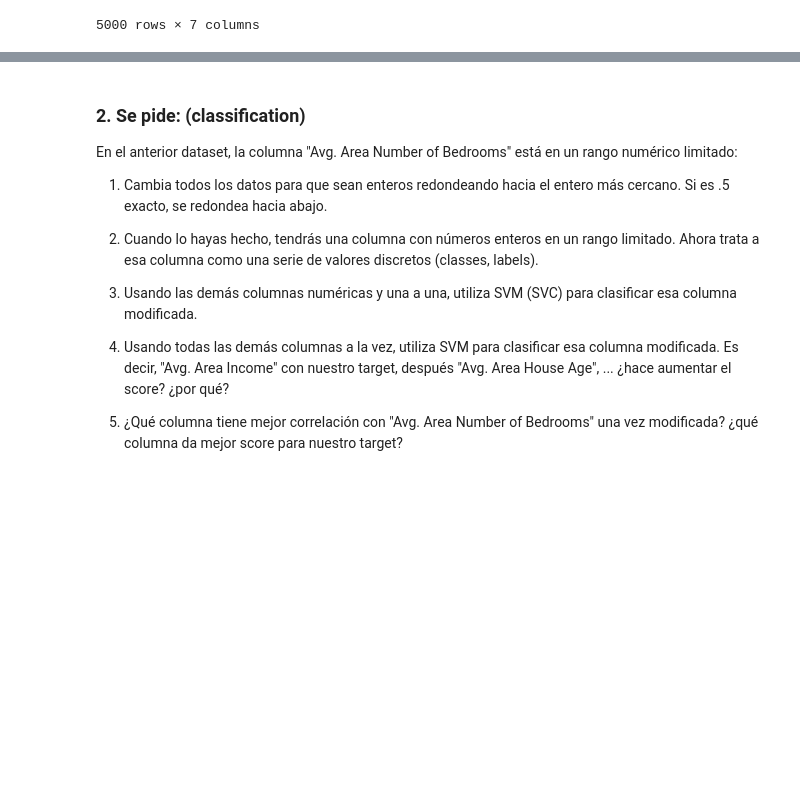
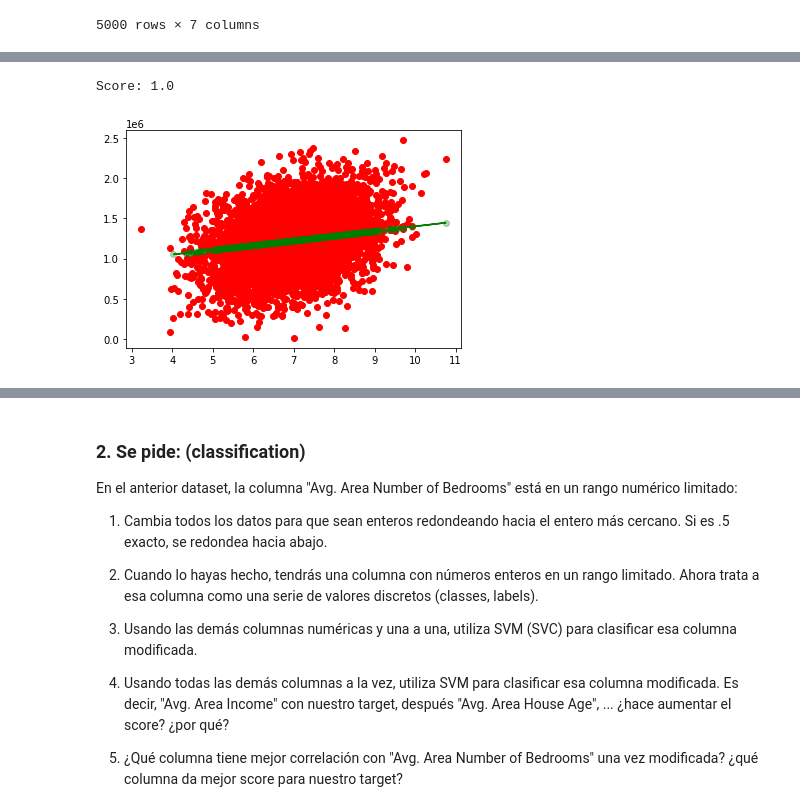
Before and after one commit to SoniaCobPac/the_bridge_bootcamp, a Jupyter notebook: week9_ML_svm_poly_norm/day3_cicd_encoding_metrics_knn_svm_nlr/svm/exercises/2.houses_svr_svm.ipynb, the cells around one changed output, grey strips where cells are left out. Drawn from its saved outputs; the diff is of its cells as text; code cells hidden in the pictures; blank space fills up the shorter version.

```diff
--- a/week9_ML_svm_poly_norm/day3_cicd_encoding_metrics_knn_svm_nlr/svm/exercises/2.houses_svr_svm.ipynb
+++ b/week9_ML_svm_poly_norm/day3_cicd_encoding_metrics_knn_svm_nlr/svm/exercises/2.houses_svr_svm.ipynb
@@ -25,0 +66,5 @@ df
+# %%
+svr_func(df["Avg. Area Number of Rooms"])
+# %% [output]
+Score: 1.0
+[figure, added]
```
Also changed, not shown: parts of 21 cells of this notebook, 38 other files.
